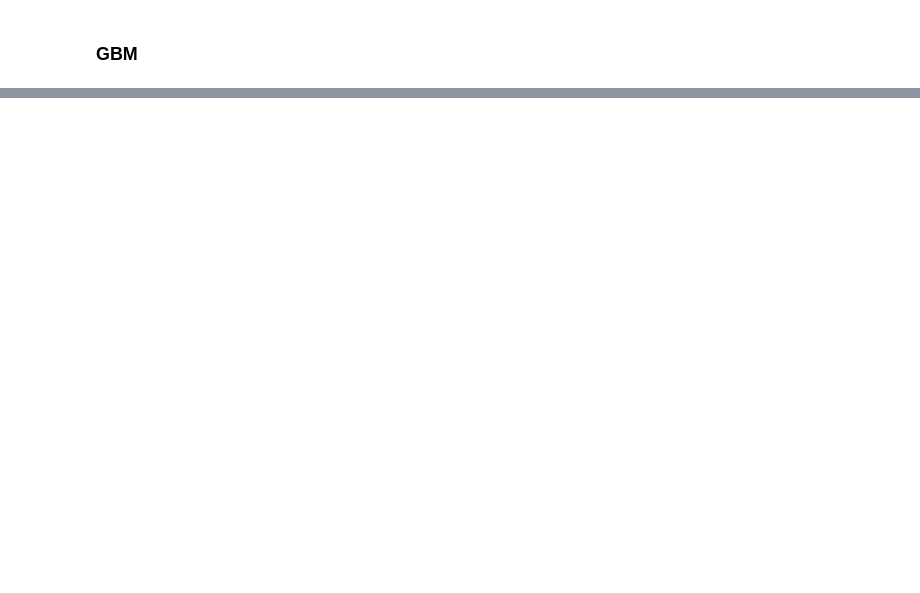
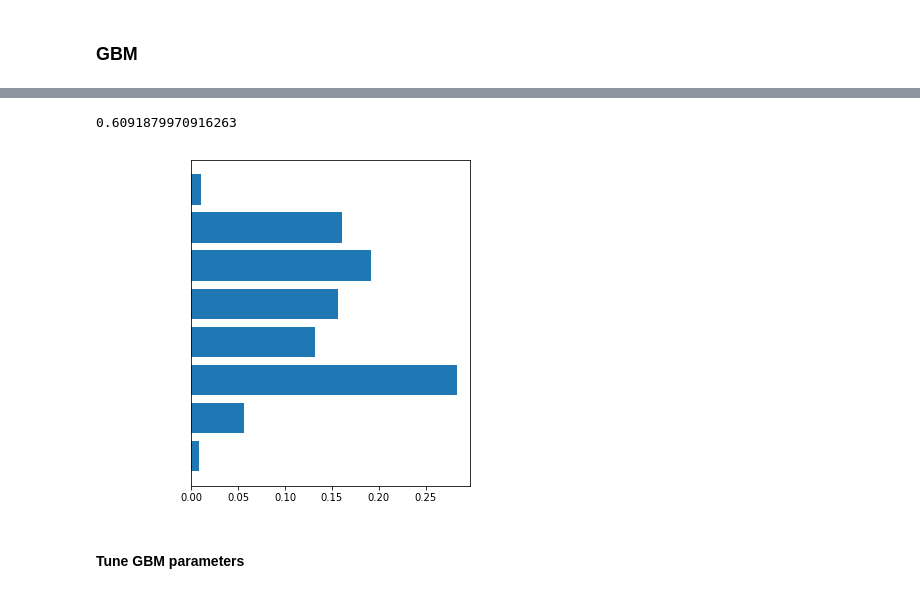
Before and after one commit to jeremypmobley/cbb_data, a Jupyter notebook: Python/cbb_kaggle_2018.ipynb, the cells around one changed output, grey strips where cells are left out. Cells and saved outputs as stored; diff of their text form; code cells hidden in the pictures; blank space fills up the shorter version.

Commit message:
Continuing development on 2018 models

```diff
--- a/Python/cbb_kaggle_2018.ipynb
+++ b/Python/cbb_kaggle_2018.ipynb
@@ -166,8 +392,0 @@ logistic_model_fields = ['t1_SAG_rnk', 't2_SAG_rnk', "t1_MAS_rnk", "t2_MAS_rnk"]
-# %%
-# Create modeling dataframe
-model_train_df = shuffle(train.copy())
-print(model_train_df.shape)
-model_train_df = model_train_df[model_train_df['DayNum'] > 50]
-model_train_df = model_train_df[model_train_df['DayNum'] < 130]
-model_train_df = model_train_df.dropna()
-print(model_train_df.shape)
@@ -219,0 +415,20 @@ from sklearn.ensemble import GradientBoostingClassifier
+# %%
+gbm_model_fields = [
+    #"t1_SAG_rnk", "t2_SAG_rnk",
+    #"t1_MAS_rnk", "t2_MAS_rnk",
+    "t1_MAS_rnk_diff",
+    "t1_WLK_rnk_diff",
+    "t1_DOK_rnk_diff",
+    "t1_POM_rnk_diff",
+    "t1_MOR_rnk_diff",
+    "t1_SAG_rnk_diff",
+    "t1_Loc_H",
+    "t1_Loc_N"
+]
+# %%
+gbm = GradientBoostingClassifier(n_estimators=20,
+                                max_depth=4,
+                                 max_features=3,
+                                learning_rate=0.06)
+# %%
+gbm.fit(model_train_df[gbm_model_fields], model_train_df['Result'])
@@ -219,0 +444,19 @@ from sklearn.ensemble import GradientBoostingClassifier
+# %%
+# create preds
+preds = gbm.predict_proba(model_test_df[gbm_model_fields])[:, 1]
+print(calc_logloss(preds, model_test_df['Result']))
+# %% [output]
+0.6091879970916263
+# %%
+# Feature Importances
+importances = gbm.feature_importances_
+fig, ax = plt.subplots(figsize=(5, 6))
+ax.barh(range(len(importances)), importances)
+ax.tick_params(axis='y', colors='white', labelsize=10)
+ax.set_yticklabels(gbm_model_fields)
+plt.yticks(range(len(importances)), gbm_model_fields)
+plt.show()
+# %% [output]
+[figure, added]
+# %% [markdown]
+#### Tune GBM parameters
```
Also changed, not shown: parts of 73 cells of this notebook, 1 other file.
